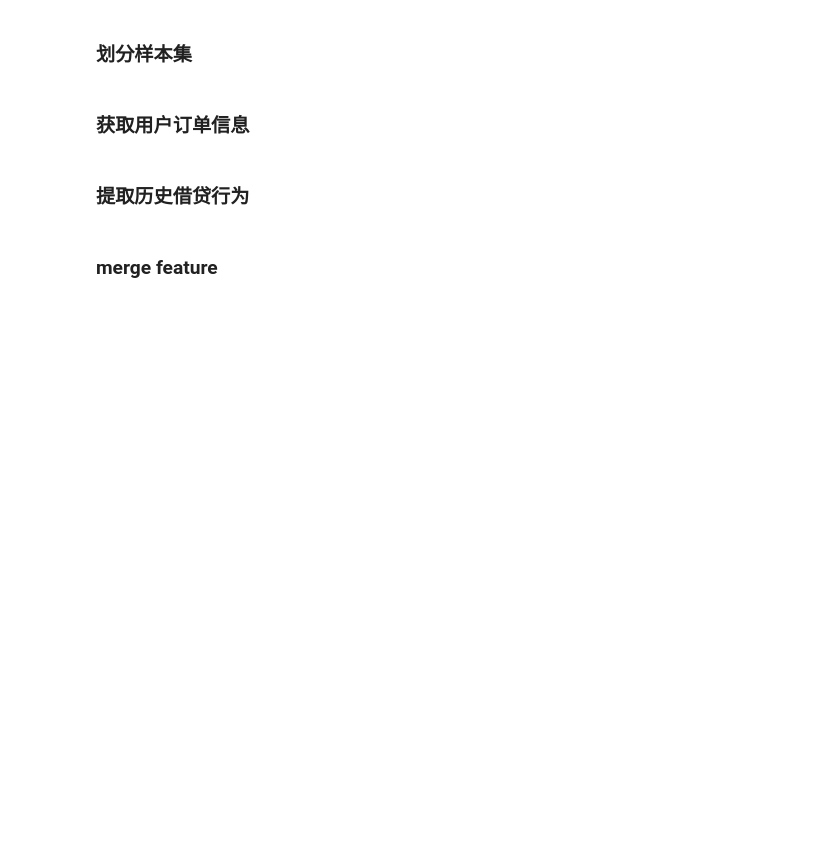
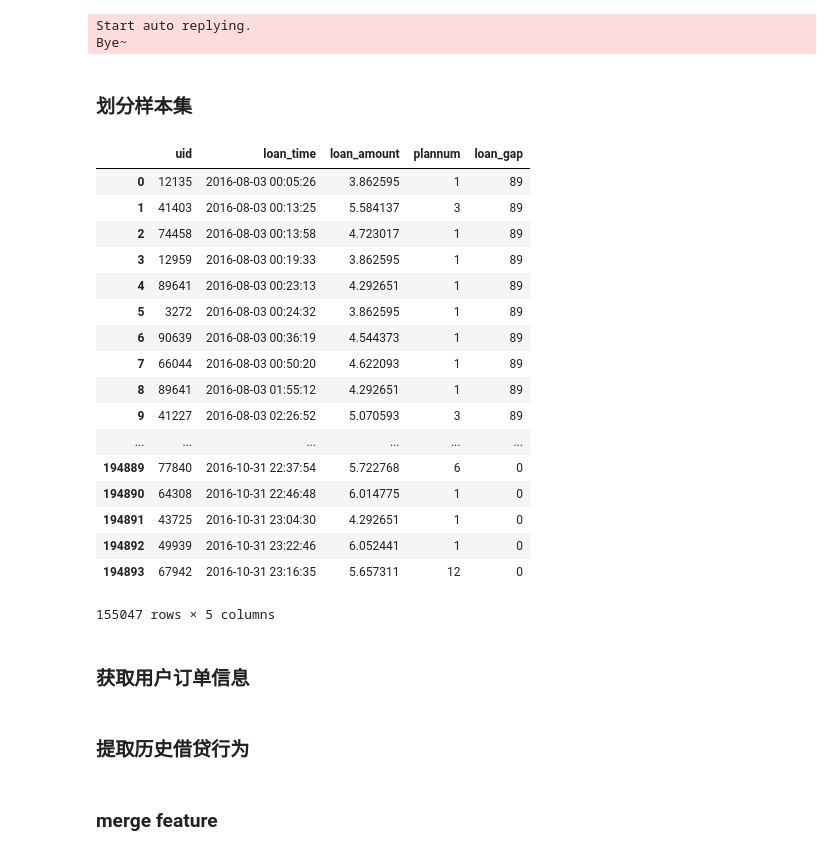
Before and after one commit to dwd888999/beautiful-dream, a Jupyter notebook: get_feature.ipynb, the cells around one changed output. Saved outputs shown, nothing was run; the diff lists cells and outputs as text; code cells hidden in the pictures; blank space fills up the shorter version.

```diff
--- a/get_feature.ipynb
+++ b/get_feature.ipynb
@@ -7,3 +19,8 @@ import itchat
+# %%
+itchat.run()
+# %% [output]
+Start auto replying.
+Bye~
 # %%
 user_df=pd.read_csv('./data/t_user.csv')
 order_df=pd.read_csv('./data/t_order.csv')
@@ -25,6 +42,27 @@ train_loan_df=loan_df[loan_df['loan_time']<train_time]
 span_order_df=order_df[order_df['buy_time']>=span_time]
 span_click_df=click_df[click_df['click_time']>=span_time]
 span_loan_df=loan_df[loan_df['loan_time']>=span_time]
+# %%
+train_loan_df
+# %% [output]
+|  | uid | loan_time | loan_amount | plannum | loan_gap |
+| 0 | 12135 | 2016-08-03 00:05:26 | 3.862595 | 1 | 89 |
+| 1 | 41403 | 2016-08-03 00:13:25 | 5.584137 | 3 | 89 |
+| 2 | 74458 | 2016-08-03 00:13:58 | 4.723017 | 1 | 89 |
+| 3 | 12959 | 2016-08-03 00:19:33 | 3.862595 | 1 | 89 |
+| 4 | 89641 | 2016-08-03 00:23:13 | 4.292651 | 1 | 89 |
+| 5 | 3272 | 2016-08-03 00:24:32 | 3.862595 | 1 | 89 |
+| 6 | 90639 | 2016-08-03 00:36:19 | 4.544373 | 1 | 89 |
+| 7 | 66044 | 2016-08-03 00:50:20 | 4.622093 | 1 | 89 |
+| 8 | 89641 | 2016-08-03 01:55:12 | 4.292651 | 1 | 89 |
+| 9 | 41227 | 2016-08-03 02:26:52 | 5.070593 | 3 | 89 |
+| ... | ... | ... | ... | ... | ... |
+| 194889 | 77840 | 2016-10-31 22:37:54 | 5.722768 | 6 | 0 |
+| 194890 | 64308 | 2016-10-31 22:46:48 | 6.014775 | 1 | 0 |
+| 194891 | 43725 | 2016-10-31 23:04:30 | 4.292651 | 1 | 0 |
+| 194892 | 49939 | 2016-10-31 23:22:46 | 6.052441 | 1 | 0 |
+| 194893 | 67942 | 2016-10-31 23:16:35 | 5.657311 | 12 | 0 |
+155047 rows × 5 columns
 # %% [markdown]
 ### 获取用户订单信息
 # %%
```
Also changed, not shown: parts of 14 cells of this notebook.
